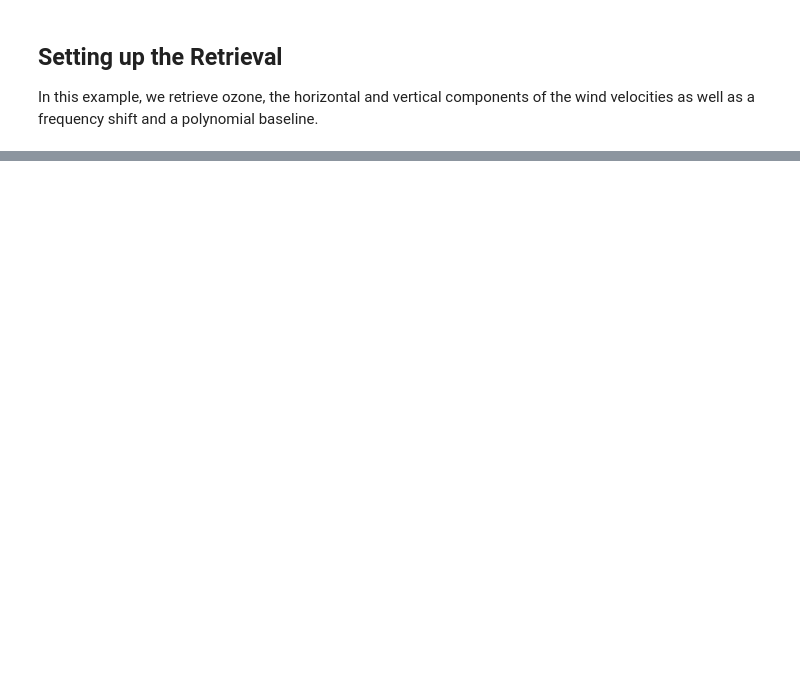
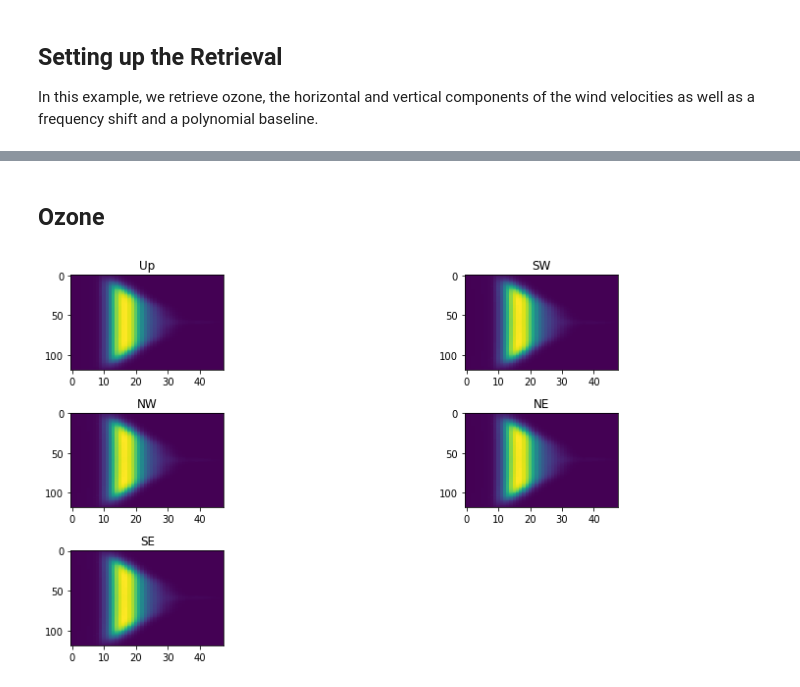
Before and after one commit to simonpf/typhon_examples, a Jupyter notebook: wind_3d.ipynb, the cells around one changed output, grey strips where cells are left out. Saved outputs shown, nothing was run; the diff lists cells and outputs as text; code cells hidden in the pictures; blank space fills up the shorter version.

```diff
--- a/wind_3d.ipynb
+++ b/wind_3d.ipynb
@@ -168,0 +261,20 @@ In this example, we retrieve ozone, the horizontal and vertical components of th
+# %%
+ws.jacobian_do = 1
+ws.yCalc()
+# %% [markdown]
+## Ozone
+# %%
+f, axs = plt.subplots(3,2, figsize=(12,6))
+n_meas = ws.y.value.size // 5
+for i in range(6):
+    if i < 5:
+        i_start = n_meas * i
+        i_end   = n_meas * (i + 1)
+        axs.ravel()[i].imshow(ws.jacobian.value[i_start:i_end, :n_p],
+                              aspect=0.25)
+        axs.ravel()[i].set_title(labels[i])
+    else:
+        axs.ravel()[i].axis("off")
+plt.tight_layout()
+# %% [output]
+[figure, added]
```
Also changed, not shown: parts of 21 cells of this notebook, 1 other file.
